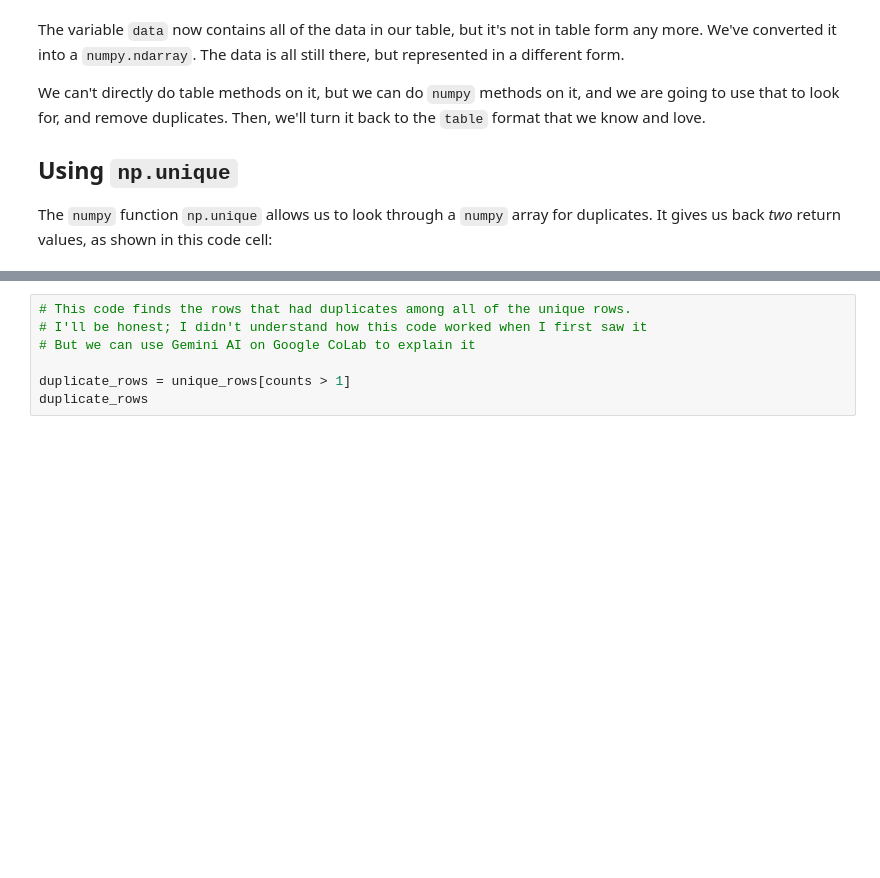
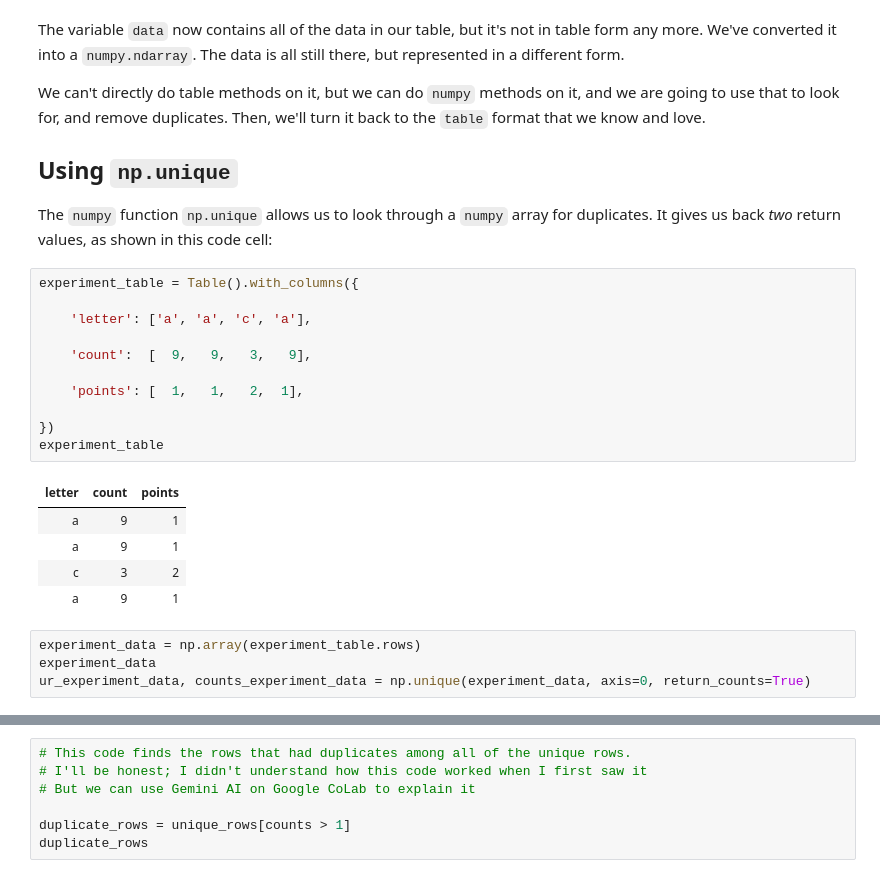
Before and after one commit to ucsb-ds/cmpsc5a-s25-students, a Jupyter notebook: lectures/lecture13.ipynb, the cells around one changed output, grey strips where cells are left out. Cells and saved outputs as stored; diff of their text form; blank space fills up the shorter version.

```diff
--- a/lectures/lecture13.ipynb
+++ b/lectures/lecture13.ipynb
@@ -407,3 +472,24 @@ We can't directly do table methods on it, but we can do `numpy` methods on it, a
 ## Using `np.unique`
 
 The `numpy` function `np.unique` allows us to look through a `numpy` array for duplicates.  It gives us back *two* return values, as shown in this code cell:
+# %%
+experiment_table = Table().with_columns({
+
+    'letter': ['a', 'a', 'c', 'a'],
+
+    'count':  [  9,   9,   3,   9],
+
+    'points': [  1,   1,   2,  1],
+
+})
+experiment_table
+# %% [output]
+| letter | count | points |
+| a | 9 | 1 |
+| a | 9 | 1 |
+| c | 3 | 2 |
+| a | 9 | 1 |
+# %%
+experiment_data = np.array(experiment_table.rows)
+experiment_data
+ur_experiment_data, counts_experiment_data = np.unique(experiment_data, axis=0, return_counts=True)
```
Also changed, not shown: parts of 19 cells of this notebook.
